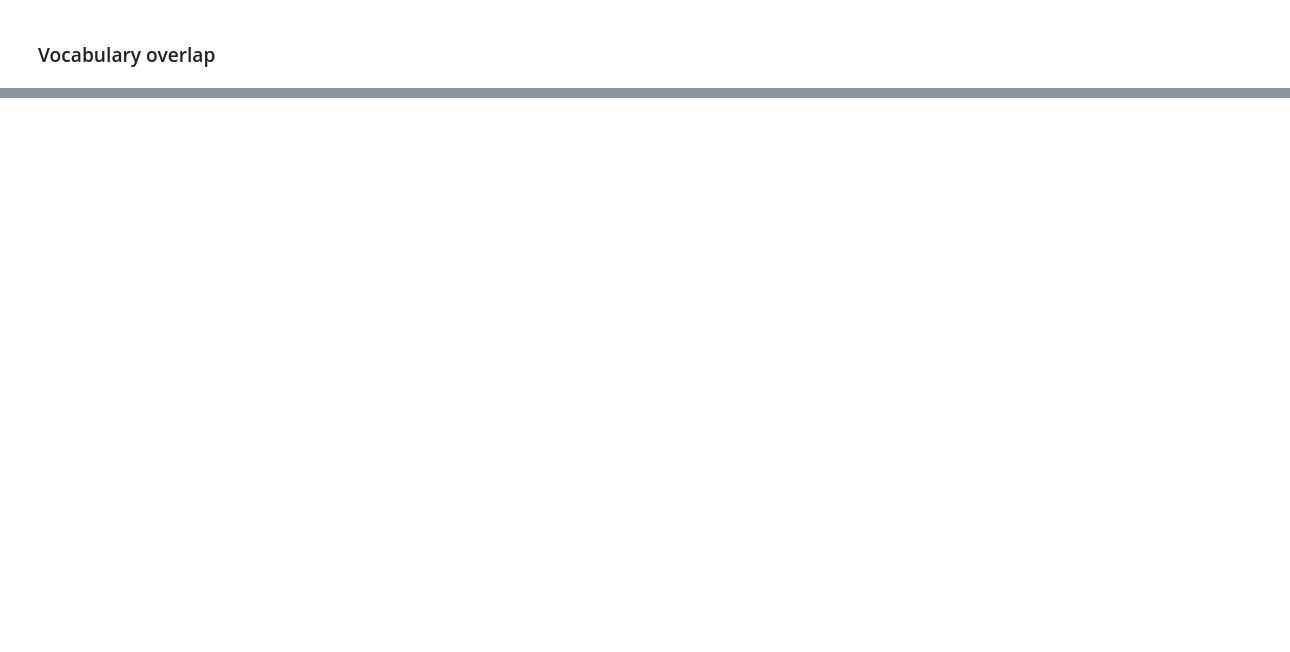
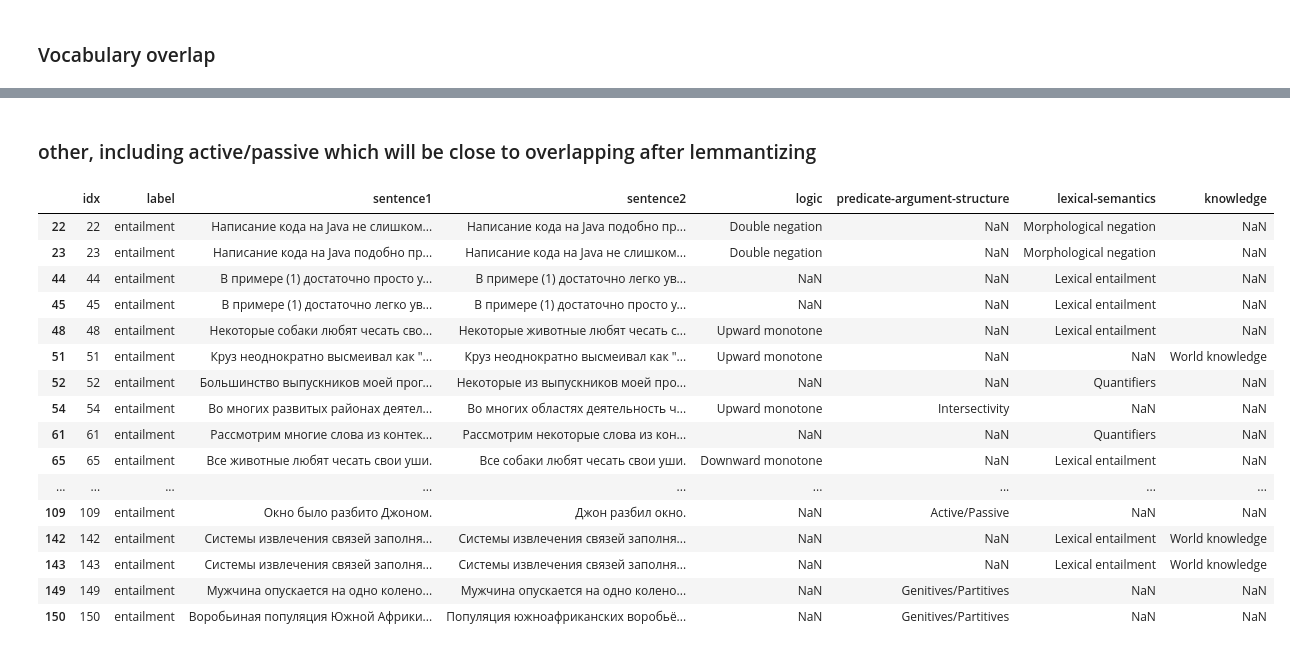
Before and after one commit to tatiana-iazykova/2020_HACK_RUSSIANSUPERGLUE, a Jupyter notebook: RSG_LiDiRus.ipynb, the cells around one changed output, grey strips where cells are left out. Cells and saved outputs as stored; diff of their text form; code cells hidden in the pictures; blank space fills up the shorter version.

```diff
--- a/RSG_LiDiRus.ipynb
+++ b/RSG_LiDiRus.ipynb
@@ -219,0 +263,22 @@ df[df.label == 'entailment'][0:10]
+# %% [markdown]
+###  other, including active/passive which will be close to overlapping after lemmantizing
+# %%
+df.iloc[[22,23,44,45,48,51,52,54,61,65,66,78,79,86,87,90,91,94,95,108,109,142,143, 149, 150]]
+# %% [output]
+|  | idx | label | sentence1 | sentence2 | logic | predicate-argument-structure | lexical-semantics | knowledge |
+| 22 | 22 | entailment | Написание кода на Java не слишком... | Написание кода на Java подобно пр... | Double negation | NaN | Morphological negation | NaN |
+| 23 | 23 | entailment | Написание кода на Java подобно пр... | Написание кода на Java не слишком... | Double negation | NaN | Morphological negation | NaN |
+| 44 | 44 | entailment | В примере (1) достаточно просто у... | В примере (1) достаточно легко ув... | NaN | NaN | Lexical entailment | NaN |
+| 45 | 45 | entailment | В примере (1) достаточно легко ув... | В примере (1) достаточно просто у... | NaN | NaN | Lexical entailment | NaN |
+| 48 | 48 | entailment | Некоторые собаки любят чесать сво... | Некоторые животные любят чесать с... | Upward monotone | NaN | Lexical entailment | NaN |
+| 51 | 51 | entailment | Круз неоднократно высмеивал как "... | Круз неоднократно высмеивал как "... | Upward monotone | NaN | NaN | World knowledge |
+| 52 | 52 | entailment | Большинство выпускников моей прог... | Некоторые из выпускников моей про... | NaN | NaN | Quantifiers | NaN |
+| 54 | 54 | entailment | Во многих развитых районах деятел... | Во многих областях деятельность ч... | Upward monotone | Intersectivity | NaN | NaN |
+| 61 | 61 | entailment | Рассмотрим многие слова из контек... | Рассмотрим некоторые слова из кон... | NaN | NaN | Quantifiers | NaN |
+| 65 | 65 | entailment | Все животные любят чесать свои уши. | Все собаки любят чесать свои уши. | Downward monotone | NaN | Lexical entailment | NaN |
+| ... | ... | ... | ... | ... | ... | ... | ... | ... |
+| 109 | 109 | entailment | Окно было разбито Джоном. | Джон разбил окно. | NaN | Active/Passive | NaN | NaN |
+| 142 | 142 | entailment | Системы извлечения связей заполня... | Системы извлечения связей заполня... | NaN | NaN | Lexical entailment | World knowledge |
+| 143 | 143 | entailment | Системы извлечения связей заполня... | Системы извлечения связей заполня... | NaN | NaN | Lexical entailment | World knowledge |
+| 149 | 149 | entailment | Мужчина опускается на одно колено... | Мужчина опускается на одно колено... | NaN | Genitives/Partitives | NaN | NaN |
+| 150 | 150 | entailment | Воробьиная популяция Южной Африки... | Популяция южноафриканских воробьё... | NaN | Genitives/Partitives | NaN | NaN |
```
Also changed, not shown: parts of 23 cells of this notebook.
